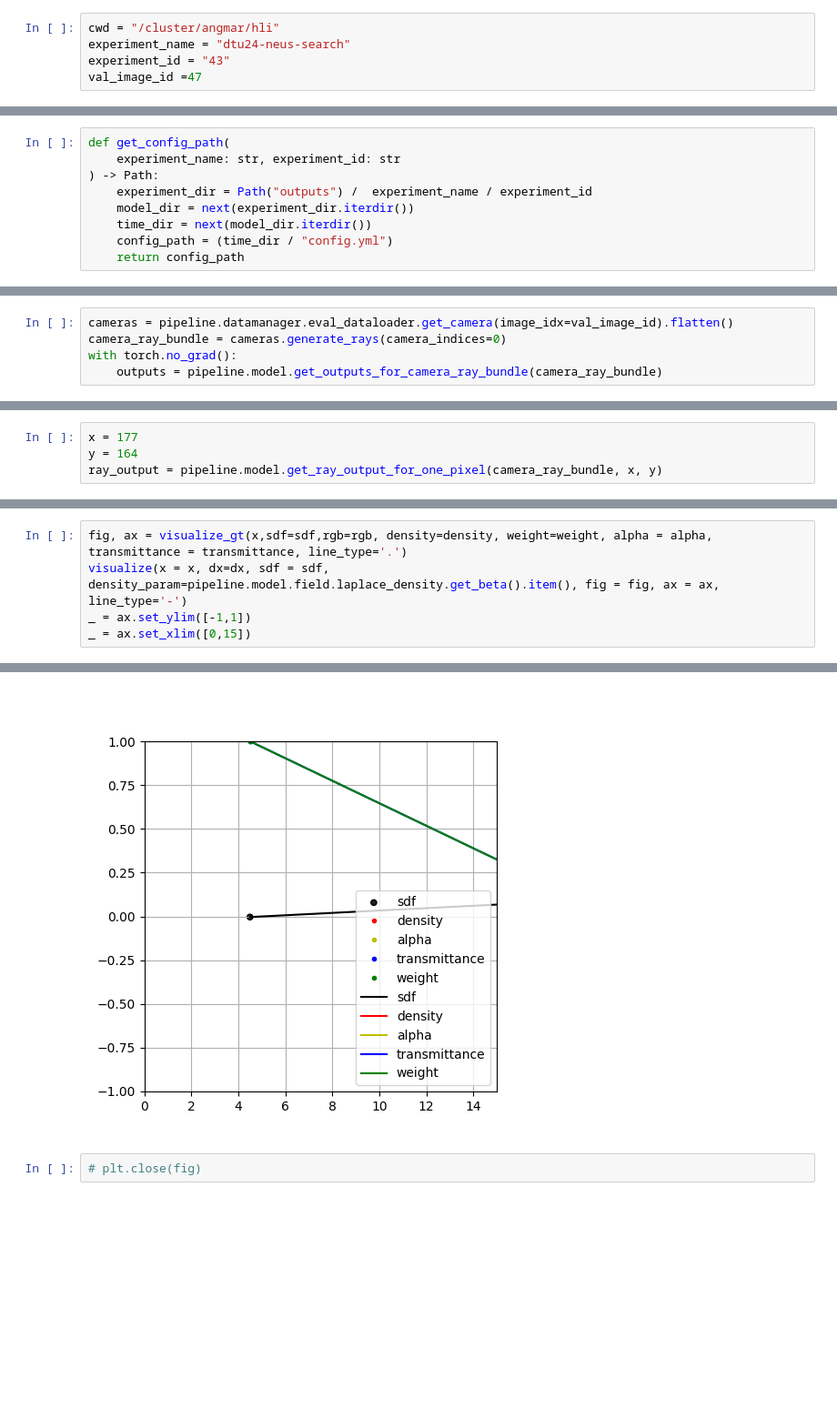
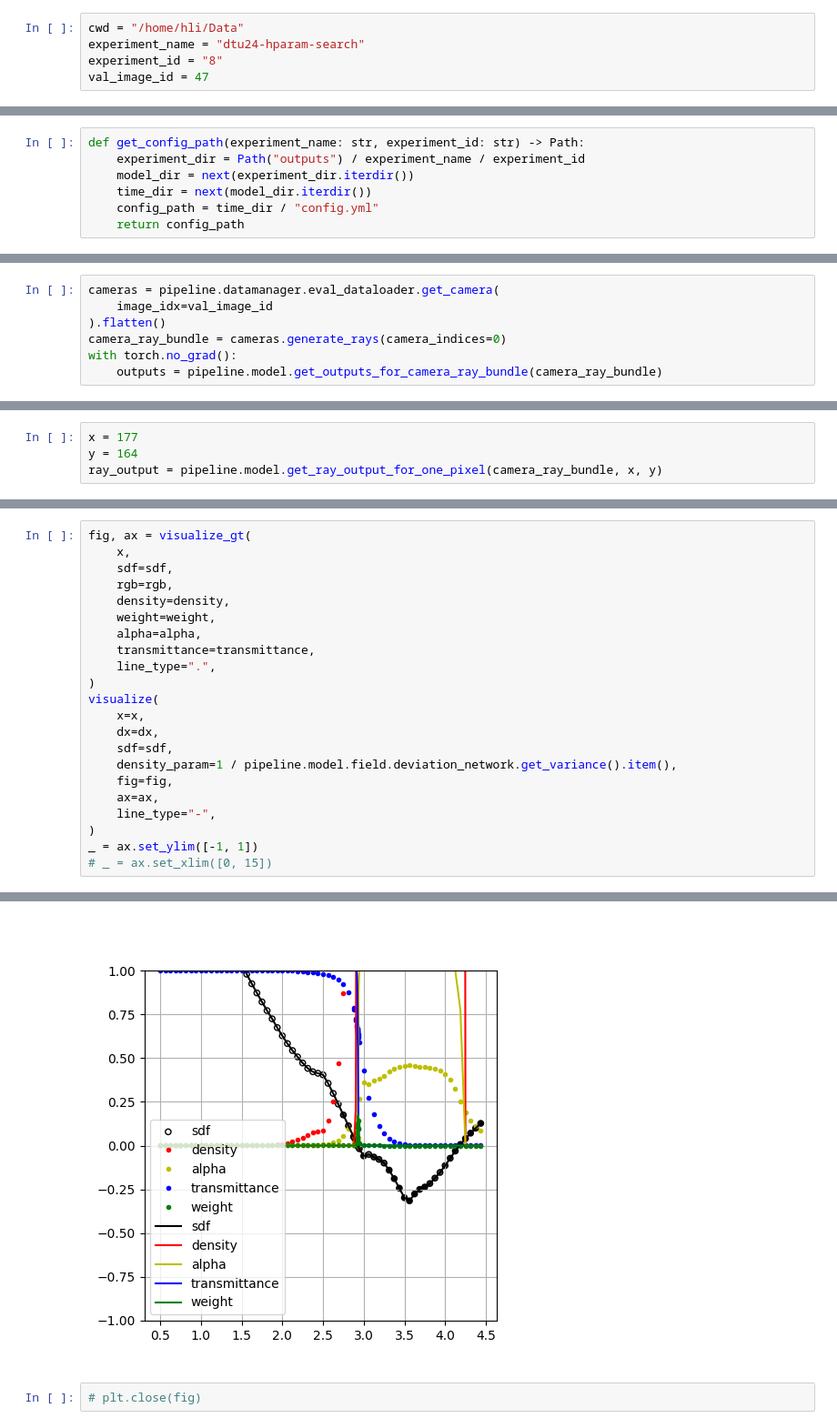
Before and after one commit to DerKleineLi/sdfvis, a Jupyter notebook: sdfstudio_vis.ipynb, the cells around one changed output, grey strips where cells are left out. Shown at 91% size. Cells and saved outputs as stored; diff of their text form; blank space fills up the shorter version.

```diff
--- a/sdfstudio_vis.ipynb
+++ b/sdfstudio_vis.ipynb
@@ -43,20 +43,18 @@ from visualization import visualize, visualize_gt
 # %% [markdown]
 #### Configs
 # %%
-cwd = "/cluster/angmar/hli"
-experiment_name = "dtu24-neus-search"
-experiment_id = "43"
-val_image_id =47
+cwd = "/home/hli/Data"
+experiment_name = "dtu24-hparam-search"
+experiment_id = "8"
+val_image_id = 47
 # %% [markdown]
 #### Setup
 # %%
-def get_config_path(
-    experiment_name: str, experiment_id: str
-) -> Path:
-    experiment_dir = Path("outputs") /  experiment_name / experiment_id
+def get_config_path(experiment_name: str, experiment_id: str) -> Path:
+    experiment_dir = Path("outputs") / experiment_name / experiment_id
     model_dir = next(experiment_dir.iterdir())
     time_dir = next(model_dir.iterdir())
-    config_path = (time_dir / "config.yml")
+    config_path = time_dir / "config.yml"
     return config_path
 # %%
 os.chdir(cwd)
@@ -125,5 +138,7 @@ pipeline.model.get_ray_output_for_one_pixel = types.MethodType(get_ray_output_fo
 # %%
-cameras = pipeline.datamanager.eval_dataloader.get_camera(image_idx=val_image_id).flatten()
+cameras = pipeline.datamanager.eval_dataloader.get_camera(
+    image_idx=val_image_id
+).flatten()
 camera_ray_bundle = cameras.generate_rays(camera_indices=0)
 with torch.no_grad():
     outputs = pipeline.model.get_outputs_for_camera_ray_bundle(camera_ray_bundle)
@@ -224,6 +203,23 @@ array([0.16247669, 0.11534879, 0.12081632], dtype=float32)
 # %%
-fig, ax = visualize_gt(x,sdf=sdf,rgb=rgb, density=density, weight=weight, alpha = alpha, transmittance = transmittance, line_type='.')
-visualize(x = x, dx=dx, sdf = sdf, density_param=pipeline.model.field.laplace_density.get_beta().item(), fig = fig, ax = ax, line_type='-')
-_ = ax.set_ylim([-1,1])
-_ = ax.set_xlim([0,15])
+fig, ax = visualize_gt(
+    x,
+    sdf=sdf,
+    rgb=rgb,
+    density=density,
+    weight=weight,
+    alpha=alpha,
+    transmittance=transmittance,
+    line_type=".",
+)
+visualize(
+    x=x,
+    dx=dx,
+    sdf=sdf,
+    density_param=1 / pipeline.model.field.deviation_network.get_variance().item(),
+    fig=fig,
+    ax=ax,
+    line_type="-",
+)
+_ = ax.set_ylim([-1, 1])
+# _ = ax.set_xlim([0, 15])
 # %% [output]
@@ -231,3 +227,3 @@ interactive(children=(FloatLogSlider(value=0.10010000318288803, description='den
-[figure, old version]
+[figure, new version]
 # %%
 # plt.close(fig)
```
Also changed, not shown: parts of 11 cells of this notebook.
